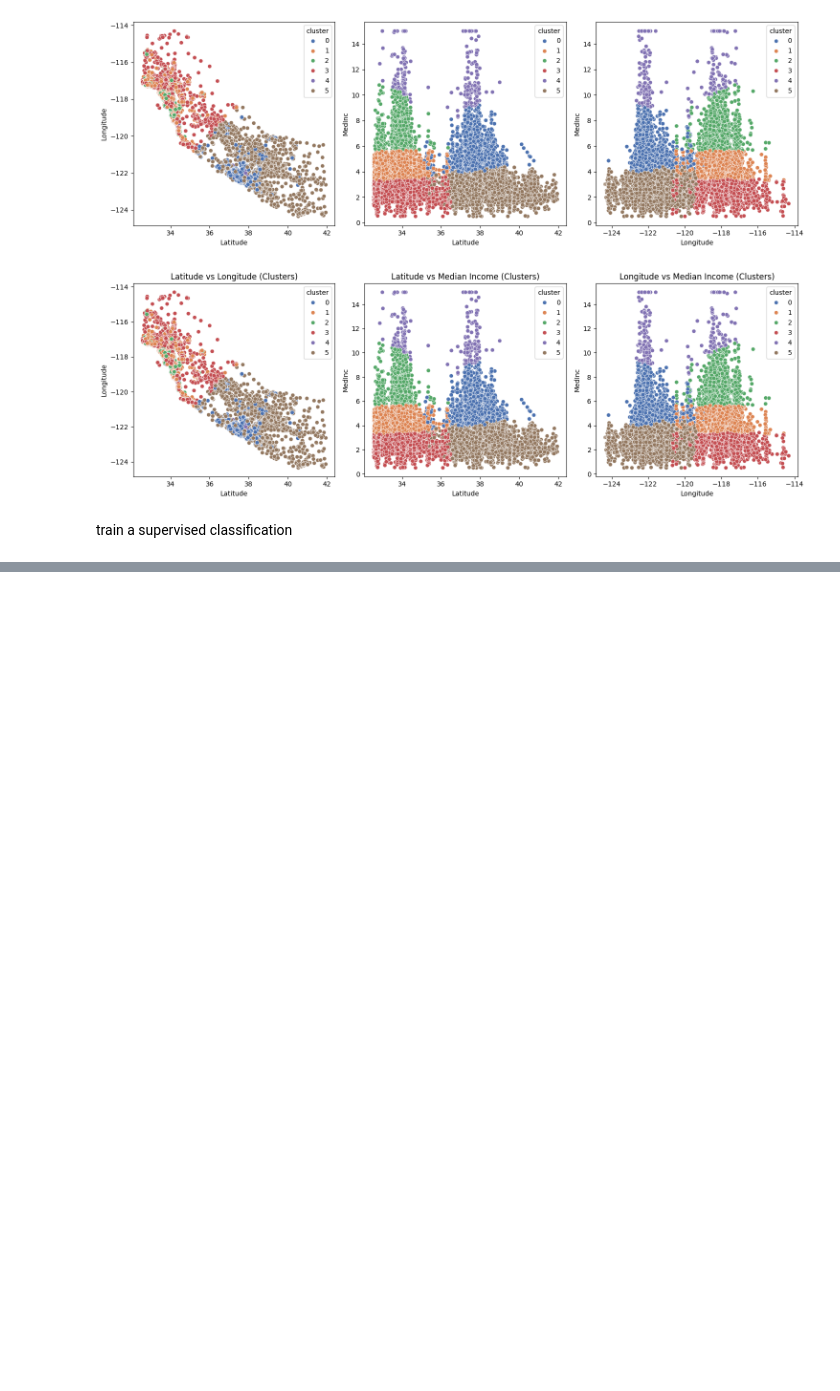
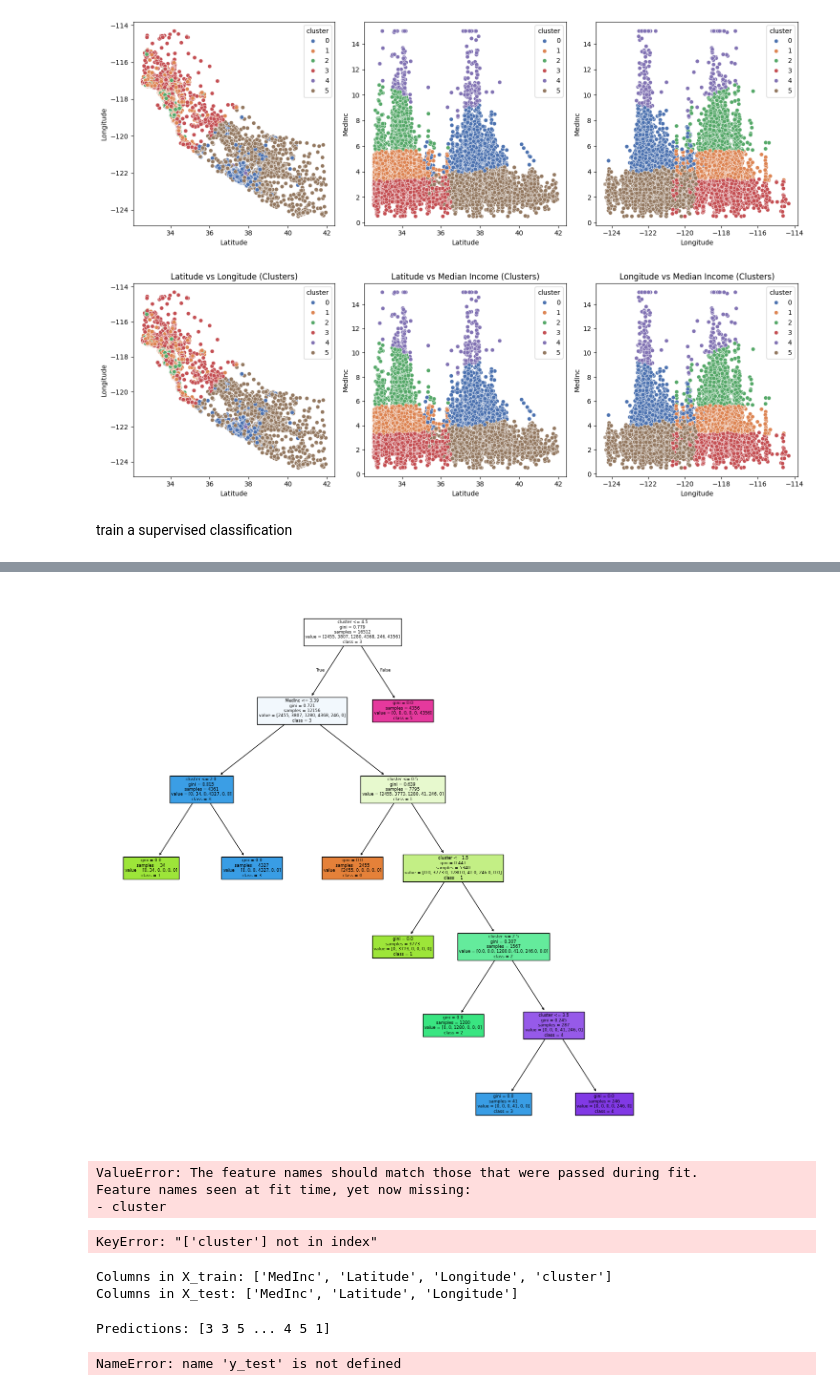
Before and after one commit to rober12345/k-means-project-tutorial, a Jupyter notebook: kmeansRobSolution.ipynb, the cells around one changed output, grey strips where cells are left out. Cells and saved outputs as stored; diff of their text form; code cells hidden in the pictures; blank space fills up the shorter version.

```diff
--- a/kmeansRobSolution.ipynb
+++ b/kmeansRobSolution.ipynb
@@ -130,0 +139,59 @@ NameError: name 'X_train' is not defined
+# %%
+from sklearn import tree
+
+fig = plt.figure(figsize=(15,15))
+
+tree.plot_tree(model_sup, feature_names = list(X_train.columns), class_names = ["0", "1", "2", "3", "4", "5"], filled = True)
+
+plt.show()
+# %% [output]
+[figure, added]
+# %%
+y_pred = model_sup.predict(X_test)
+y_pred
+# %% [output]
+ValueError: The feature names should match those that were passed during fit.
+Feature names seen at fit time, yet now missing:
+- cluster
+# %%
+# Ensure X_test has the same columns as X_train
+X_test = X_test[X_train.columns]
+
+# Make predictions
+y_pred = model_sup.predict(X_test)
+
+# Print predictions
+print(y_pred)
+# %% [output]
+KeyError: "['cluster'] not in index"
+# %%
+print("Columns in X_train:", list(X_train.columns))
+print("Columns in X_test:", list(X_test.columns))
+# %% [output]
+Columns in X_train: ['MedInc', 'Latitude', 'Longitude', 'cluster']
+Columns in X_test: ['MedInc', 'Latitude', 'Longitude']
+# %%
+# Ensure 'cluster' is removed from X_train to match X_test
+if 'cluster' in X_train.columns:
+    X_train = X_train.drop(columns=['cluster'])
+
+# Train Decision Tree Model
+model_sup = DecisionTreeClassifier(random_state=42)
+model_sup.fit(X_train, y_train)
+
+# Ensure X_test has only the columns that exist in X_train
+X_test = X_test[X_test.columns.intersection(X_train.columns)]
+
+# Make predictions
+y_pred = model_sup.predict(X_test)
+
+# Print predictions
+print("Predictions:", y_pred)
+# %% [output]
+Predictions: [3 3 5 ... 4 5 1]
+# %%
+from sklearn.metrics import accuracy_score
+
+accuracy_score(y_test, y_pred)
+# %% [output]
+NameError: name 'y_test' is not defined
```
Also changed, not shown: parts of 14 cells of this notebook, 2 other files.
